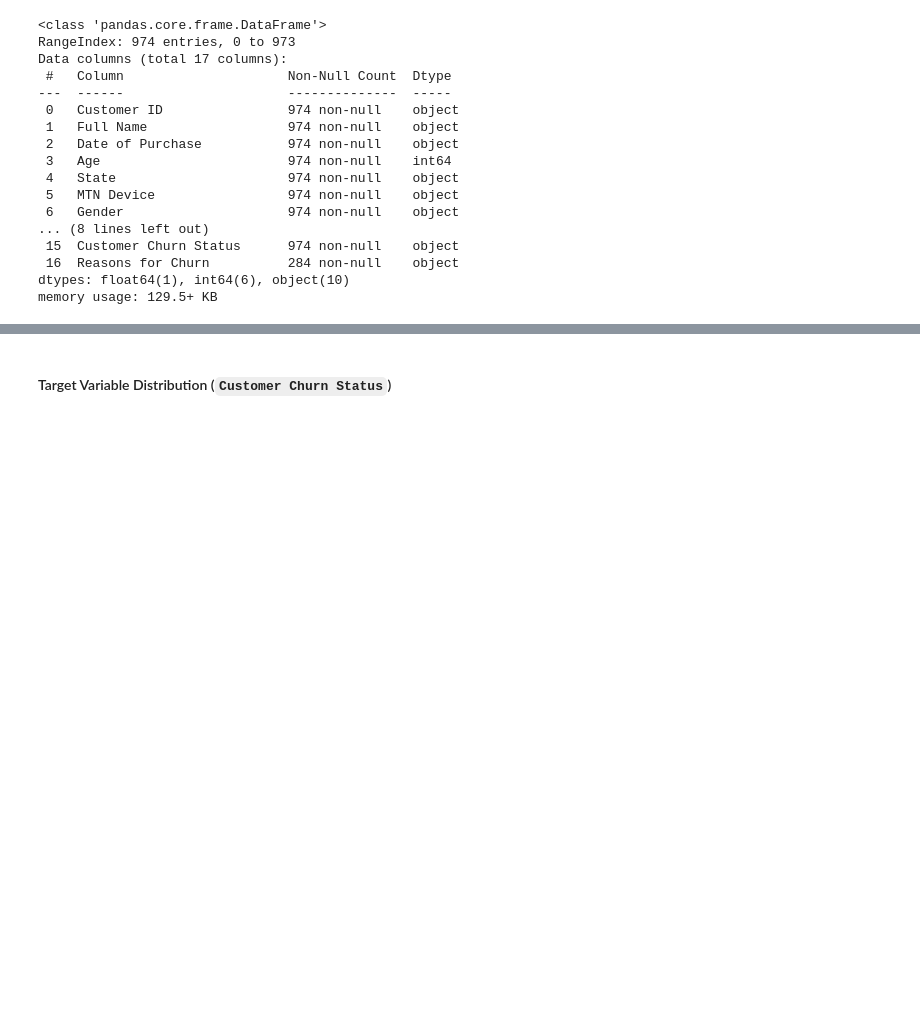
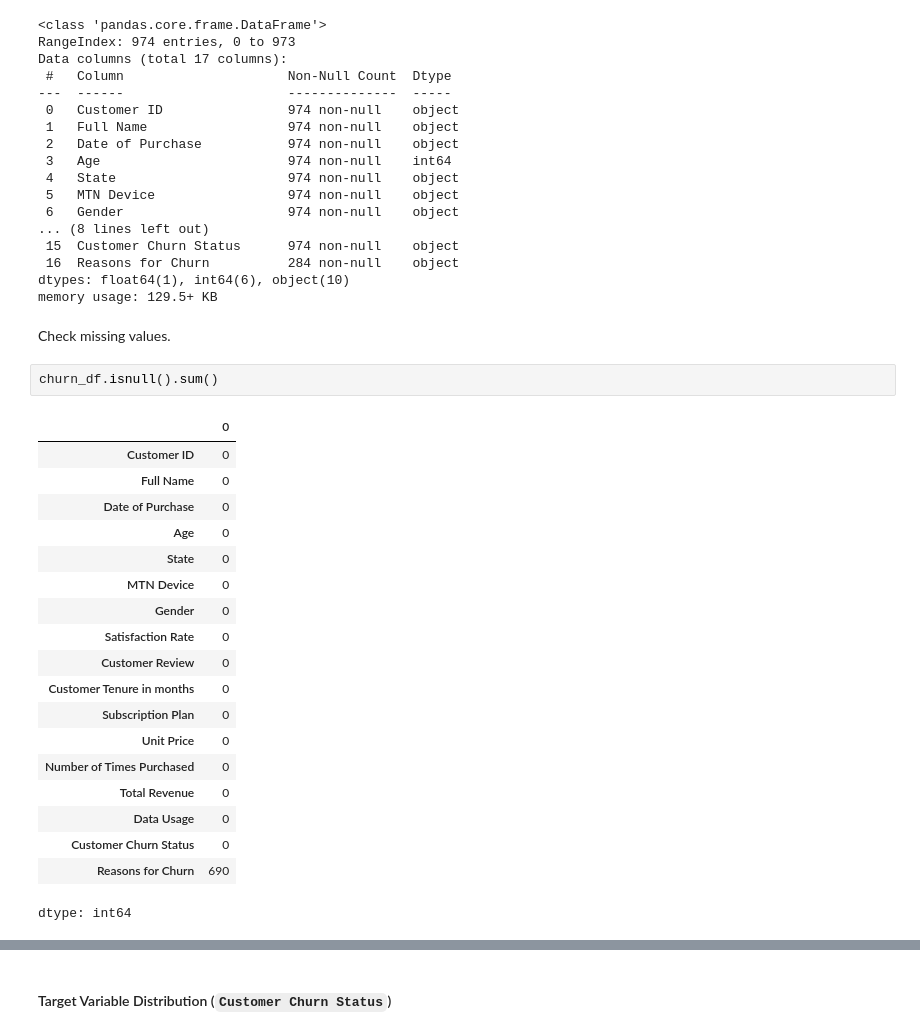
Before and after one commit to AISaturdaysLagos/C9-team-benokri, a Jupyter notebook: mtn_churn_prediction.ipynb, the cells around one changed output, grey strips where cells are left out. Saved outputs shown, nothing was run; the diff lists cells and outputs as text; blank space fills up the shorter version.

```diff
--- a/mtn_churn_prediction.ipynb
+++ b/mtn_churn_prediction.ipynb
@@ -64,3 +72,27 @@ Data columns (total 17 columns):
  16  Reasons for Churn          284 non-null    object
 dtypes: float64(1), int64(6), object(10)
 memory usage: 129.5+ KB
+# %% [markdown]
+Check missing values.
+# %%
+churn_df.isnull().sum()
+# %% [output]
+|  | 0 |
+| Customer ID | 0 |
+| Full Name | 0 |
+| Date of Purchase | 0 |
+| Age | 0 |
+| State | 0 |
+| MTN Device | 0 |
+| Gender | 0 |
+| Satisfaction Rate | 0 |
+| Customer Review | 0 |
+| Customer Tenure in months | 0 |
+| Subscription Plan | 0 |
+| Unit Price | 0 |
+| Number of Times Purchased | 0 |
+| Total Revenue | 0 |
+| Data Usage | 0 |
+| Customer Churn Status | 0 |
+| Reasons for Churn | 690 |
+dtype: int64
```
Also changed, not shown: parts of 4 cells of this notebook.
